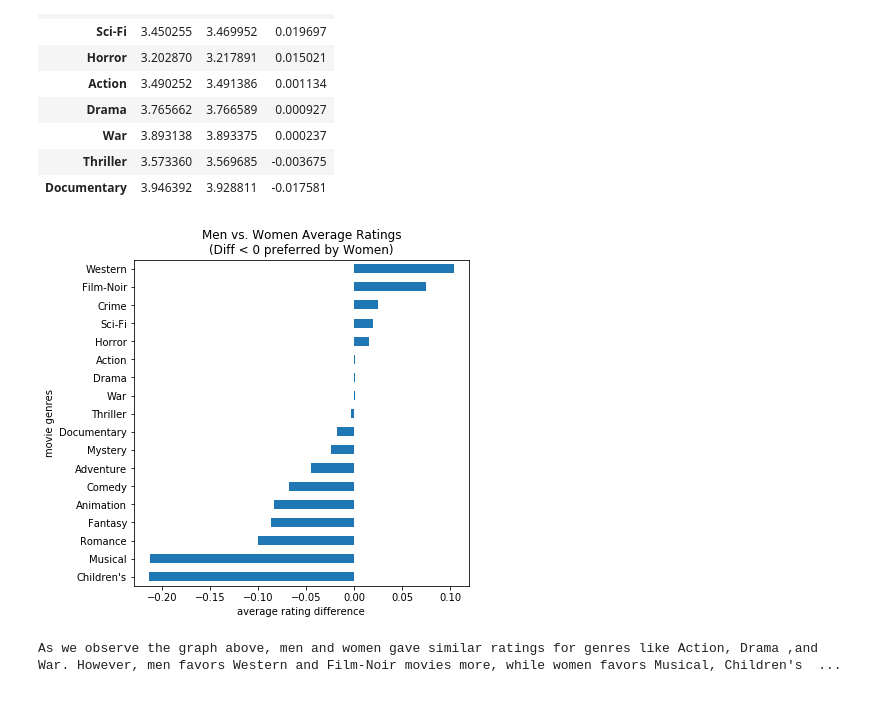
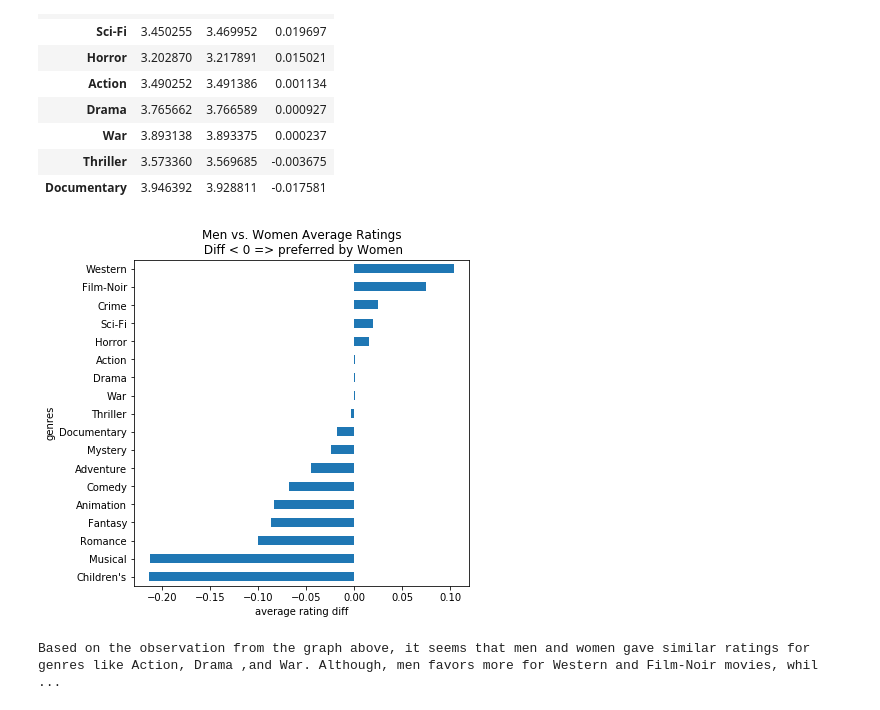
Before and after one commit to Hitesh1912/Data-Mining-Techniques, a Jupyter notebook: assignment1_sol.ipynb, the cells around one changed output. Drawn from its saved outputs; the diff is of its cells as text; code cells hidden in the pictures.

```diff
--- a/assignment1_sol.ipynb
+++ b/assignment1_sol.ipynb
@@ -170,14 +170,14 @@ sorted_by_diff[:10]
 # %%
 import matplotlib.pyplot as plt
 disagreements = mean_ratings['diff']
 disagreements.sort_values().plot(kind='barh',figsize=[6,6])
-plt.title('Men vs. Women Average Ratings\n(Diff < 0 = preferred by Women)')
-plt.ylabel('movie genres')
-plt.xlabel('average rating difference');
+plt.ylabel('genres')
+plt.xlabel('average rating diff')
+plt.title('Men vs. Women Average Ratings\n Diff < 0 => preferred by women')
 plt.show()
 # %% [output]
-[figure, old version]
+[figure, new version]
 # %%
-print("As we observe the graph above, men and women gave similar ratings for genres like Action, Drama ,and War. However, men favors Western and Film-Noir movies more, while women favors Musical, Children's movies, romance, fantasy, and animation. From my own perspectives, it makes a lot sense to me that women favors children's movie, romance and animation movies. Yet, I don't understand why women and men rate war movies similarly")
+print("Based on the observation from the graph above, it seems that men and women gave similar ratings for genres like Action, Drama ,and War. Although, men favors more for Western and Film-Noir movies, while women favors Children's movies, Musical, Romance, and Fantasy. From my own point of view, in general most of the women favors musical, romance, fantasy and animation movies. Interesting part is to think why men and women rated war movies very similar")
 # %% [output]
-As we observe the graph above, men and women gave similar ratings for genres like Action, Drama ,and War. However, men favors Western and Film-Noir movies more, while women favors Musical, Children's  ...
+Based on the observation from the graph above, it seems that men and women gave similar ratings for genres like Action, Drama ,and War. Although, men favors more for Western and Film-Noir movies, whil ...
```
